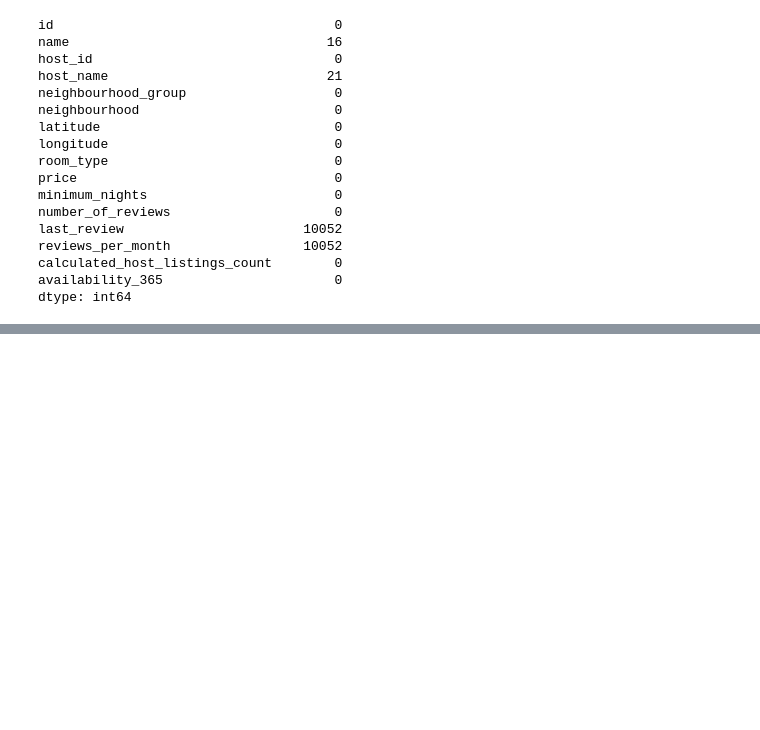
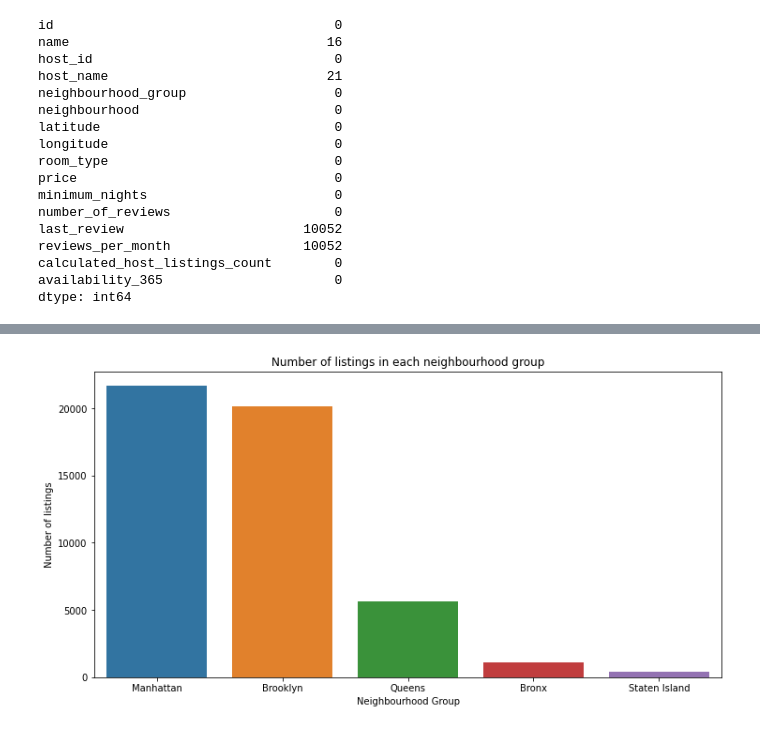
Before and after one commit to Injamamul-Khan/Airbnb-Bookings-Analysis, a Jupyter notebook: Airbnb_Bookings_Analysis_Capstone_Project.ipynb, the cells around one changed output, grey strips where cells are left out. Cells and saved outputs as stored; diff of their text form; code cells hidden in the pictures; blank space fills up the shorter version.

```diff
--- a/Airbnb_Bookings_Analysis_Capstone_Project.ipynb
+++ b/Airbnb_Bookings_Analysis_Capstone_Project.ipynb
@@ -78,3 +78,6 @@ reviews_per_month                 10052
 calculated_host_listings_count        0
 availability_365                      0
 dtype: int64
+# %%
+# Handling null values in reviews per month column-
+df.fillna({'reviews_per_month':0}, inplace=True)
@@ -80,0 +93,4 @@ dtype: int64
+# %%
+# Removing columns that are not relevant
+df.drop(['id','last_review'],axis=1,inplace=True)
+df.head()
@@ -80,0 +136,5 @@ dtype: int64
+# %%
+# Neighbourhood_group counts-
+
+data = df.groupby(['neighbourhood_group'])['host_id'].count().reset_index().rename(columns = {'host_id':'count'}).sort_values(by='count', ascending = False)
+data.head()
@@ -80,0 +148,10 @@ dtype: int64
+# %%
+# Visualization
+plt.rcParams['figure.figsize'] = (12,6)
+ax = sns.barplot(x = data['neighbourhood_group'], y = data['count'], data = data)
+ax.set_xlabel('Neighbourhood Group')
+ax.set_ylabel('Number of listings')
+ax.set_title('Number of listings in each neighbourhood group')
+plt.show()
+# %% [output]
+[figure, added]
```
Also changed, not shown: parts of 27 cells of this notebook.
